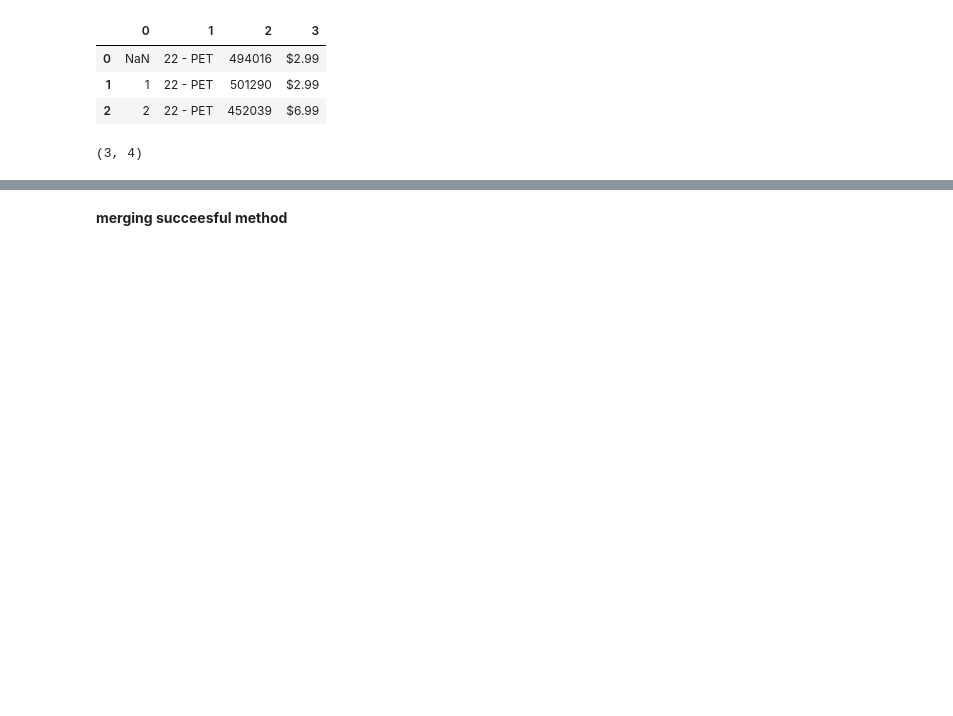
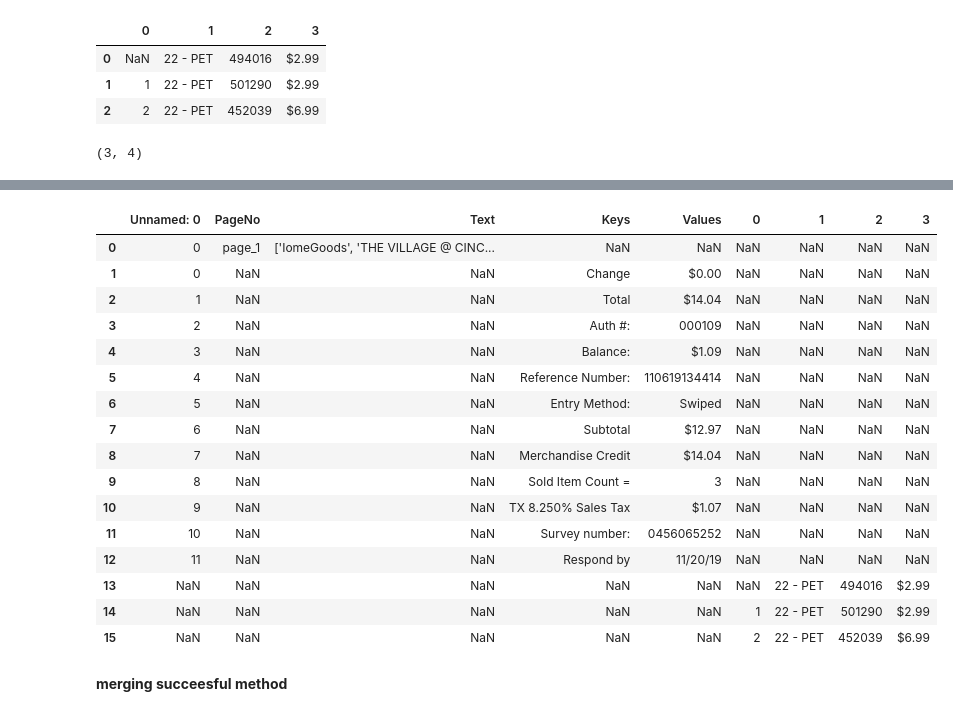
Before and after one commit to rabiyulfahimhasim786/pandas, a Jupyter notebook: pandas_merging.ipynb, the cells around one changed output, grey strips where cells are left out. Saved outputs shown, nothing was run; the diff lists cells and outputs as text; code cells hidden in the pictures; blank space fills up the shorter version.

```diff
--- a/pandas_merging.ipynb
+++ b/pandas_merging.ipynb
@@ -91,6 +93,40 @@ mergedFrames
 | 8 | 7 | NaN | NaN | Current law requires us to contra... | COAST PROFESSIONAL, INC. PO BOX 4... |
 | 9 | 8 | NaN | NaN | Additional information | VALUE_NOT_FOUND |
 | 10 | 9 | NaN | NaN | You can also find the following o... | Publication 1, Your Rights as a T... |
+# %%
+import pandas as pd
+import io
+
+#csv_list = ('text.csv', 'key_value.csv', 'datas.csv')
+
+data = [data1,data2,data3]
+#df_master = pd.read_csv('filepaths.csv')
+prefix_df = []
+for csv_file in data:
+    #df = pd.read_csv(csv_file, encoding='utf8',  header=None,  dtype=str)
+    #df.to_csv('filepaths.csv', mode='a', header=False, index=False)
+    #test = pd.concat(df, ignore_index=True)
+    prefix_df.append(csv_file)
+    data = pd.concat(prefix_df, ignore_index=True)
+data
+# %% [output]
+|  | Unnamed: 0 | PageNo | Text | Keys | Values | 0 | 1 | 2 | 3 |
+| 0 | 0 | page_1 | ['IomeGoods', 'THE VILLAGE @ CINC... | NaN | NaN | NaN | NaN | NaN | NaN |
+| 1 | 0 | NaN | NaN | Change | $0.00 | NaN | NaN | NaN | NaN |
+| 2 | 1 | NaN | NaN | Total | $14.04 | NaN | NaN | NaN | NaN |
+| 3 | 2 | NaN | NaN | Auth #: | 000109 | NaN | NaN | NaN | NaN |
+| 4 | 3 | NaN | NaN | Balance: | $1.09 | NaN | NaN | NaN | NaN |
+| 5 | 4 | NaN | NaN | Reference Number: | 110619134414 | NaN | NaN | NaN | NaN |
+| 6 | 5 | NaN | NaN | Entry Method: | Swiped | NaN | NaN | NaN | NaN |
+| 7 | 6 | NaN | NaN | Subtotal | $12.97 | NaN | NaN | NaN | NaN |
+| 8 | 7 | NaN | NaN | Merchandise Credit | $14.04 | NaN | NaN | NaN | NaN |
+| 9 | 8 | NaN | NaN | Sold Item Count = | 3 | NaN | NaN | NaN | NaN |
+| 10 | 9 | NaN | NaN | TX 8.250% Sales Tax | $1.07 | NaN | NaN | NaN | NaN |
+| 11 | 10 | NaN | NaN | Survey number: | 0456065252 | NaN | NaN | NaN | NaN |
+| 12 | 11 | NaN | NaN | Respond by | 11/20/19 | NaN | NaN | NaN | NaN |
+| 13 | NaN | NaN | NaN | NaN | NaN | NaN | 22 - PET | 494016 | $2.99 |
+| 14 | NaN | NaN | NaN | NaN | NaN | 1 | 22 - PET | 501290 | $2.99 |
+| 15 | NaN | NaN | NaN | NaN | NaN | 2 | 22 - PET | 452039 | $6.99 |
 # %% [markdown]
 **merging succeesful method**
 # %%
```
Also changed, not shown: parts of 10 cells of this notebook.
